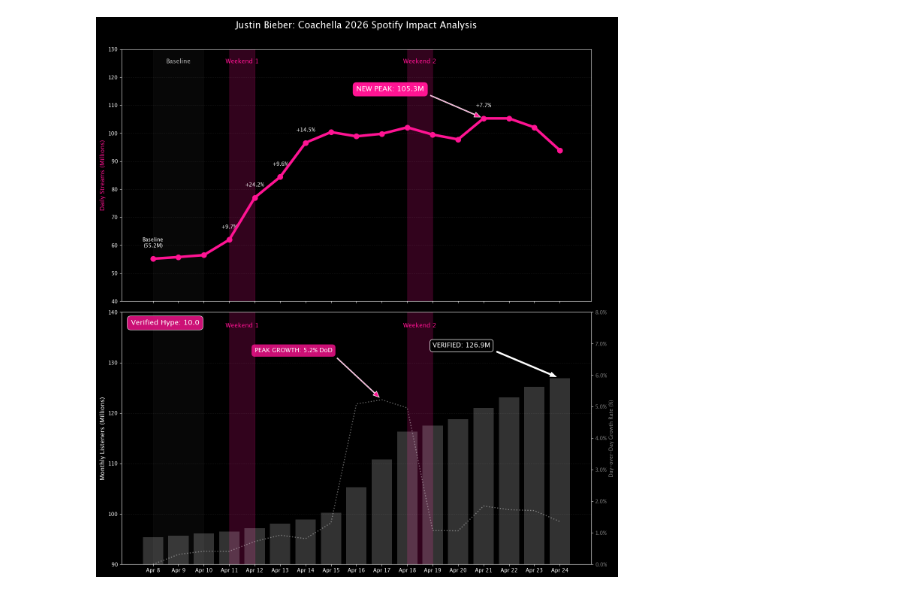
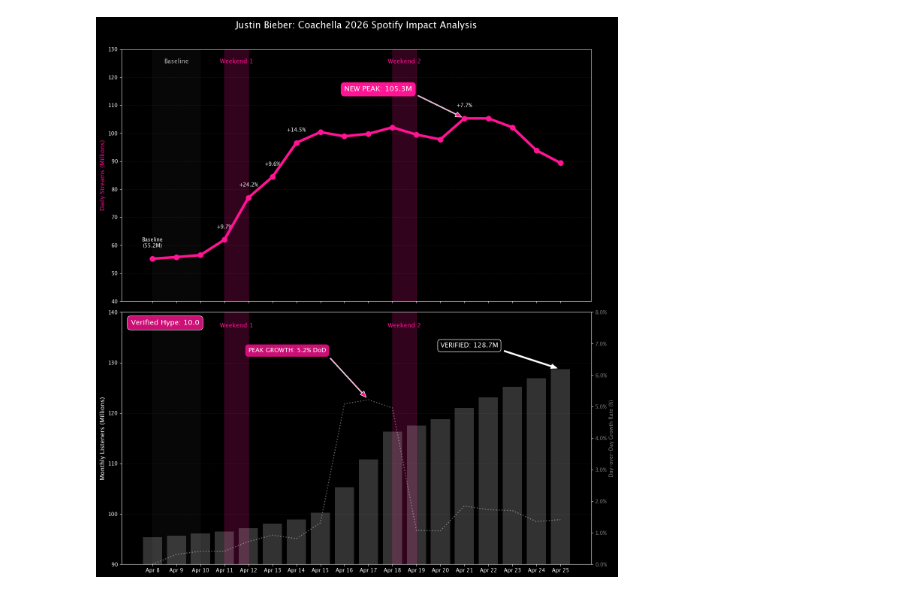
Before and after one commit to john15young/coachella-price-tracker, a Jupyter notebook: Justin Bieber Coachella Impact: Spotify Surge.ipynb, the cells around one changed output. Saved outputs shown, nothing was run; the diff lists cells and outputs as text; code cells hidden in the pictures.

Commit message:
Update Bieber stats and verified reach for April 25

```diff
--- a/Justin Bieber Coachella Impact: Spotify Surge.ipynb
+++ b/Justin Bieber Coachella Impact: Spotify Surge.ipynb
@@ -6,23 +6,23 @@ import numpy as np
 # Apply dark mode aesthetic
 plt.style.use('dark_background')
 
-# Aligned Data: April 8–24, 2026
+# Aligned Data: April 8–25, 2026
 dates = [
     'Apr 8', 'Apr 9', 'Apr 10', 'Apr 11', 'Apr 12', 'Apr 13',
     'Apr 14', 'Apr 15', 'Apr 16', 'Apr 17', 'Apr 18', 'Apr 19',
-    'Apr 20', 'Apr 21', 'Apr 22', 'Apr 23', 'Apr 24'
+    'Apr 20', 'Apr 21', 'Apr 22', 'Apr 23', 'Apr 24', 'Apr 25'
 ]
 
 # Daily Streams (Millions)
 global_streams = [
     55.2, 55.8, 56.5, 62.0, 77.0, 84.4,
-    96.6, 100.4, 98.9, 99.8, 102.1, 99.5, 97.8, 105.3, 105.3, 102.1, 93.9
+    96.6, 100.4, 98.9, 99.8, 102.1, 99.5, 97.8, 105.3, 105.3, 102.1, 93.9, 89.4
 ]
 
 # Monthly Listeners (Millions)
 monthly_listeners = [
     95.4, 95.7, 96.1, 96.5, 97.2, 98.1,
-    98.9, 100.2, 105.3, 110.8, 116.3, 117.55, 118.8, 121, 123.1, 125.2, 126.9
+    98.9, 100.2, 105.3, 110.8, 116.3, 117.55, 118.8, 121, 123.1, 125.2, 126.9, 128.7
 ]
 
 # --- Data Preparation ---
@@ -77,9 +77,9 @@ ax3.set_ylim(0, 8)
 ax3.tick_params(axis='y', colors=SECONDARY_COLOR)
 plt.setp(ax3.get_yticklabels(), alpha=0.5)
 
-# --- UPDATED: VERIFIED PEAK REACH LABEL (April 24) ---
-ax2.annotate(f'VERIFIED: 126.9M',
-             xy=(16, 126.9), xytext=(11, 133),
+# --- UPDATED: VERIFIED PEAK REACH LABEL (April 25) ---
+ax2.annotate(f'VERIFIED: 128.7M',
+             xy=(17, 128.7), xytext=(12, 133),
              arrowprops=dict(facecolor=SECONDARY_COLOR, shrink=0.05, width=2.5, headwidth=9),
              fontsize=13, color=SECONDARY_COLOR, fontweight='bold',
              bbox=dict(boxstyle="round,pad=0.4", fc="black", ec=SECONDARY_COLOR, alpha=1), zorder=15)
@@ -88,31 +88,31 @@ ax2.annotate(f'VERIFIED: 126.9M',
 peak_growth_idx = np.argmax(listener_growth)
 peak_growth_val = listener_growth[peak_growth_idx]
 
 ax3.annotate(f'PEAK GROWTH: {peak_growth_val:.1f}% DoD',
              xy=(peak_growth_idx, peak_growth_val), xytext=(peak_growth_idx - 5, peak_growth_val + 1.5),
              arrowprops=dict(facecolor=PRIMARY_COLOR, shrink=0.05, width=1.5, headwidth=10),
              fontsize=12, color=SECONDARY_COLOR, fontweight='bold',
              bbox=dict(boxstyle="round,pad=0.5", fc=PRIMARY_COLOR, ec="none", alpha=0.8), zorder=15)
 
 # --- SHARED VISUAL FEATURES ---
 for ax in [ax1, ax2]:
     ax.axvspan(0, 2, color=SECONDARY_COLOR, alpha=0.03)
     ax.axvspan(3, 4, color=PRIMARY_COLOR, alpha=0.2)
     ax.axvspan(10, 11, color=PRIMARY_COLOR, alpha=0.2)
 
 # --- FINAL HEADER LABELS ---
 ax1.text(1, 125, 'Baseline', color=SECONDARY_COLOR, alpha=0.7, fontsize=12, fontweight='bold', ha='center')
 ax1.text(3.5, 125, 'Weekend 1', color=PRIMARY_COLOR, alpha=1.0, fontsize=12, fontweight='bold', ha='center')
 ax1.text(10.5, 125, 'Weekend 2', color=PRIMARY_COLOR, alpha=1.0, fontsize=12, fontweight='bold', ha='center')
 
 ax2.text(3.5, 137, 'Weekend 1', color=PRIMARY_COLOR, alpha=1.0, fontsize=12, fontweight='bold', ha='center')
 ax2.text(10.5, 137, 'Weekend 2', color=PRIMARY_COLOR, alpha=1.0, fontsize=12, fontweight='bold', ha='center')
 
 # Hype Score Box
 ax2.text(0.02, 0.95, 'Verified Hype: 10.0', transform=ax2.transAxes, color=SECONDARY_COLOR,
          fontsize=14, fontweight='bold', bbox=dict(facecolor=PRIMARY_COLOR, boxstyle="round,pad=0.5", alpha=0.8))
 
 plt.tight_layout()
 plt.show()
 # %% [output]
-[figure, old version]
+[figure, new version]
```
Also changed, not shown: 1 other file.
